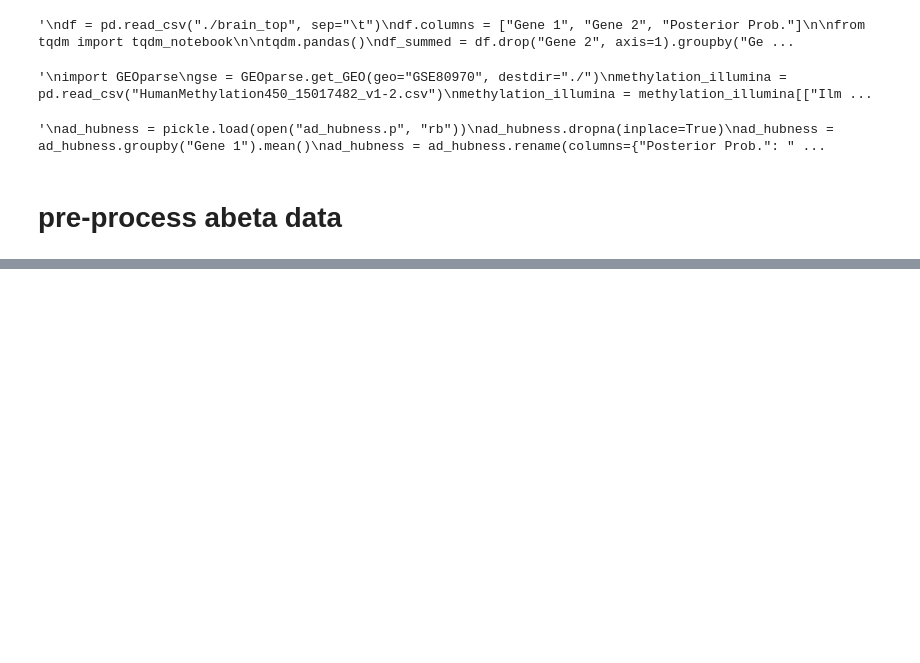
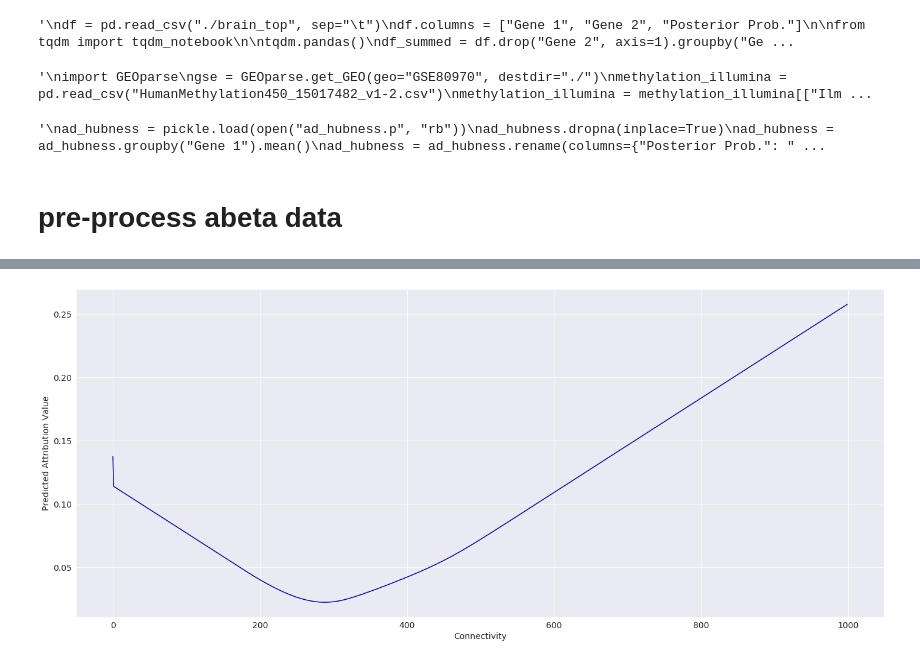
Before and after one commit to suinleelab/deep_attribution_priors, a Jupyter notebook: DEEP-EMBARKER.ipynb, the cells around one changed output, grey strips where cells are left out. Saved outputs shown, nothing was run; the diff lists cells and outputs as text; code cells hidden in the pictures; blank space fills up the shorter version.

```diff
--- a/DEEP-EMBARKER.ipynb
+++ b/DEEP-EMBARKER.ipynb
@@ -489,0 +499,19 @@ plt.tight_layout()
+# %%
+cram_features = pd.read_csv("./cram.csv")
+cram_features = cram_features.set_index("Unnamed: 0")
+overlapping_genes = list(set(X.columns).intersection(cram_features.columns))
+cram_features = cram_features[overlapping_genes]
+cram_features = cram_features.T
+# %%
+metafeature_pdp(
+    metafeatures=cram_features,
+    feature_to_alter="Connectivity",
+    meta_range=np.arange(0, 1000, 1),
+    color=colors["connectivity"],
+    model=f2,
+    xlabel="Connectivity",
+    ylabel="Predicted Attribution Value"
+
+)
+# %% [output]
+[figure, added]
```
Also changed, not shown: parts of 5 cells of this notebook, 1 other file.
